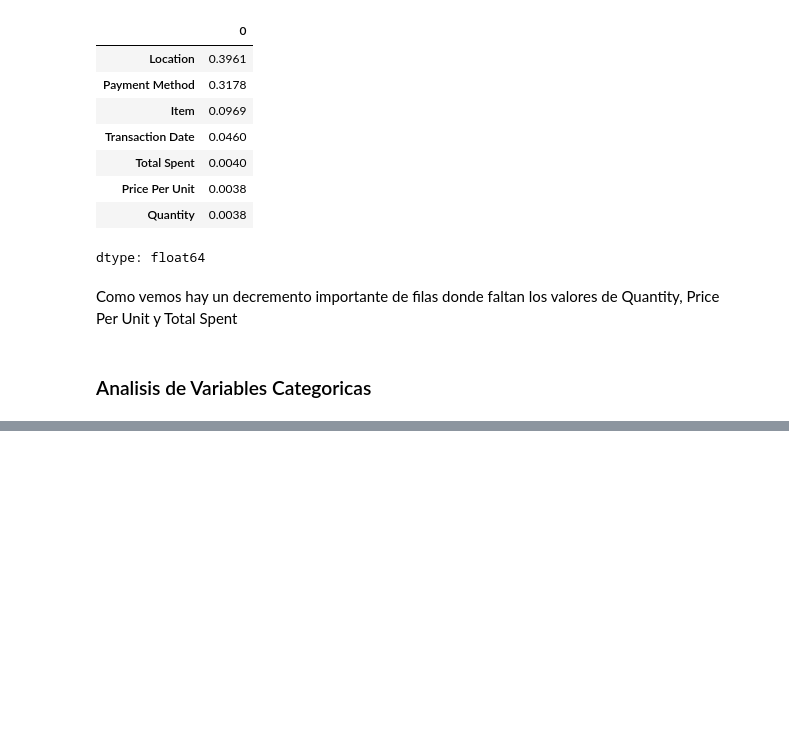
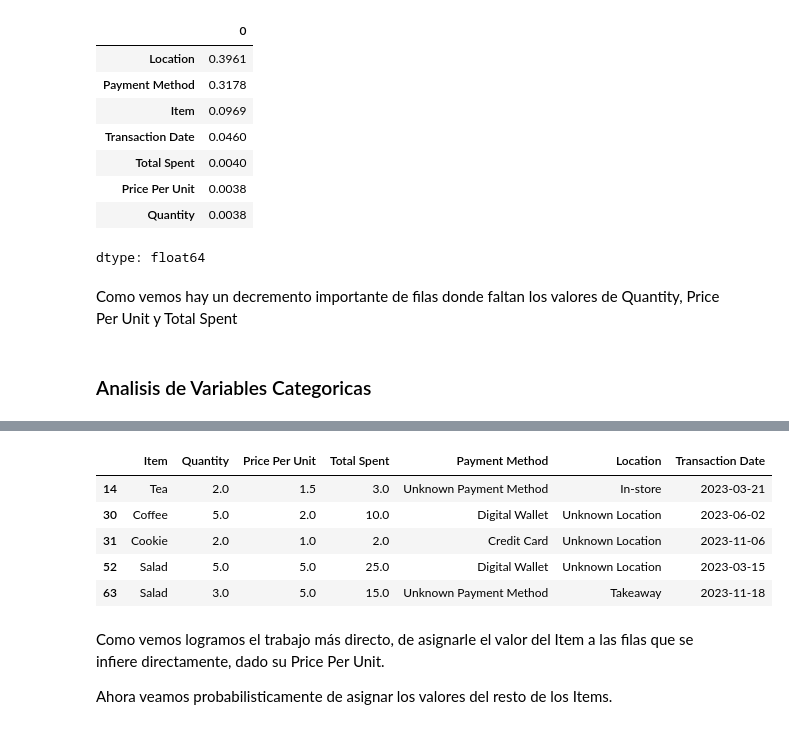
Before and after one commit to MauricioLlugdar/CoffeeShop-Sales, a Jupyter notebook: 01_CoffeeShopSales_Analysis_Exploration_Cleaning.ipynb, the cells around one changed output, grey strips where cells are left out. Drawn from its saved outputs; the diff is of its cells as text; code cells hidden in the pictures; blank space fills up the shorter version.

```diff
--- a/01_CoffeeShopSales_Analysis_Exploration_Cleaning.ipynb
+++ b/01_CoffeeShopSales_Analysis_Exploration_Cleaning.ipynb
@@ -328,0 +508,14 @@ Y por último, la feature transaction Date nos es escencial para nuestra predicc
+# %%
+df_unidad_cant.loc[df_unidad_cant['Price Per Unit'].isin(price_to_items_det.keys()) & mask_ppp_to_item, "Item"] = df_unidad_cant.loc[df_unidad_cant['Price Per Unit'].isin(price_to_items_det.keys()) & mask_ppp_to_item, "Price Per Unit"].map(price_to_items_det)
+df_unidad_cant.loc[df_unidad_cant['Price Per Unit'].isin(price_to_items_det.keys()) & mask_ppp_to_item].head()
+# %% [output]
+|  | Item | Quantity | Price Per Unit | Total Spent | Payment Method | Location | Transaction Date |
+| 14 | Tea | 2.0 | 1.5 | 3.0 | Unknown Payment Method | In-store | 2023-03-21 |
+| 30 | Coffee | 5.0 | 2.0 | 10.0 | Digital Wallet | Unknown Location | 2023-06-02 |
+| 31 | Cookie | 2.0 | 1.0 | 2.0 | Credit Card | Unknown Location | 2023-11-06 |
+| 52 | Salad | 5.0 | 5.0 | 25.0 | Digital Wallet | Unknown Location | 2023-03-15 |
+| 63 | Salad | 3.0 | 5.0 | 15.0 | Unknown Payment Method | Takeaway | 2023-11-18 |
+# %% [markdown]
+Como vemos logramos el trabajo más directo, de asignarle el valor del Item a las filas que se infiere directamente, dado su Price Per Unit.
+
+Ahora veamos probabilisticamente de asignar los valores del resto de los Items.
```
Also changed, not shown: parts of 29 cells of this notebook.
